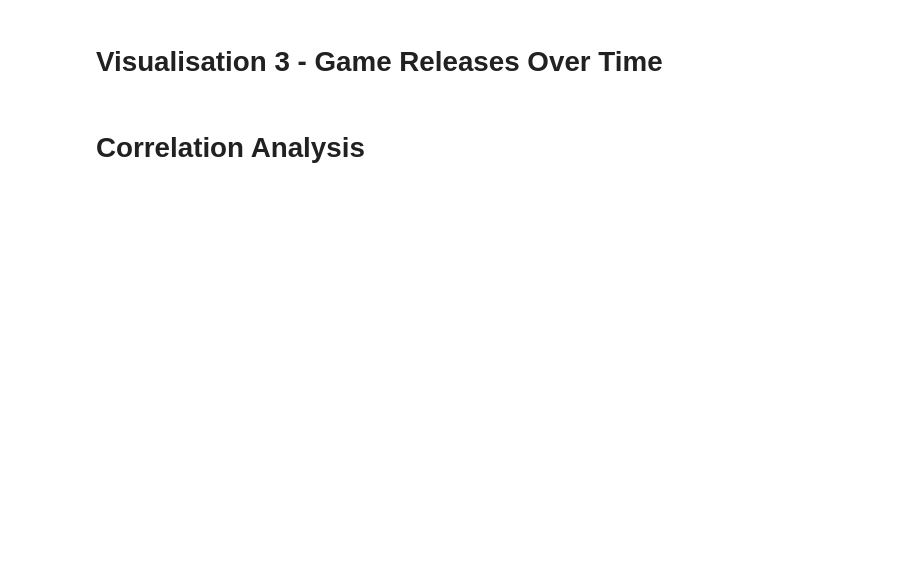
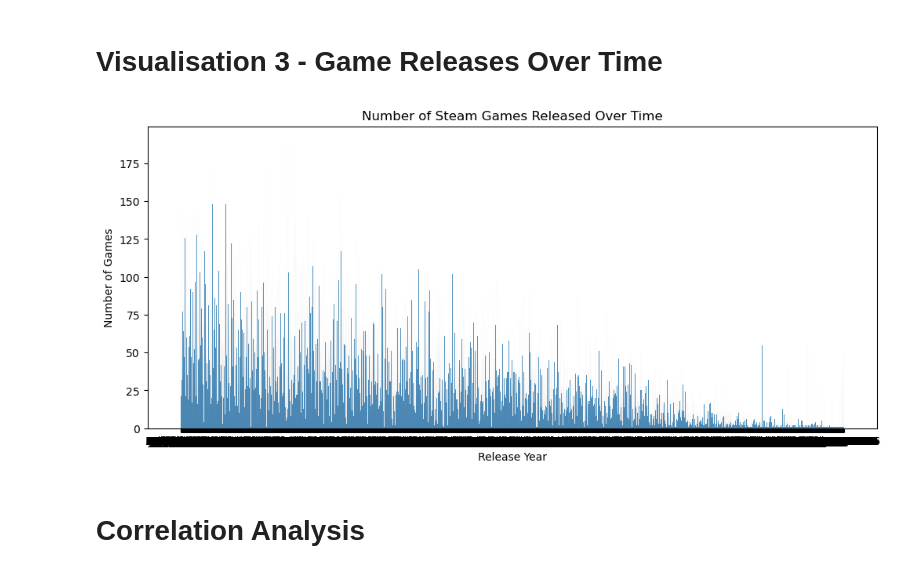
Before and after one commit to Josh-pk/pythonforbusiness26, a Jupyter notebook: assignments/project/project.ipynb, the cells around one changed output. Drawn from its saved outputs; the diff is of its cells as text; code cells hidden in the pictures; blank space fills up the shorter version.

```diff
--- a/assignments/project/project.ipynb
+++ b/assignments/project/project.ipynb
@@ -121,13 +171,15 @@ plt.show()
 # %%
 plt.figure(figsize=(12,5))
 
-sns.histplot(df[release_year].dropna(), bins=30)
+sns.histplot(df["Name"].dropna(), bins=30)
 
 plt.title("Number of Steam Games Released Over Time")
 plt.xlabel("Release Year")
 plt.ylabel("Number of Games")
 
 plt.show()
+# %% [output]
+[figure, added]
 # %% [markdown]
 # Correlation Analysis
 # %%
```
Also changed, not shown: parts of 13 cells of this notebook.
